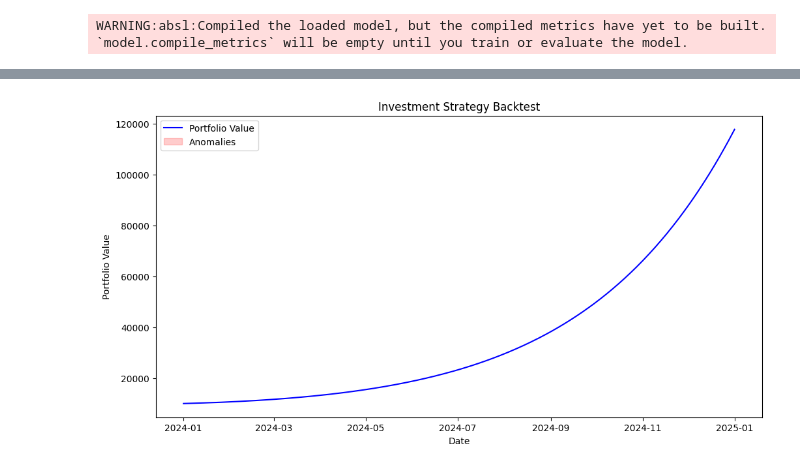
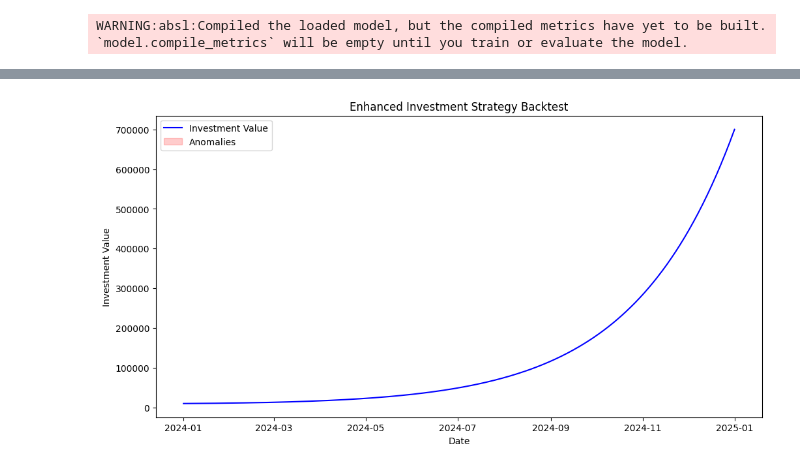
Before and after one commit to dawit2123/Market-Anomaly-Detection, a Jupyter notebook: Propose_investment_startegy.ipynb, the cells around one changed output, grey strips where cells are left out. Saved outputs shown, nothing was run; the diff lists cells and outputs as text; code cells hidden in the pictures.

Commit message:
Done: told an investment startegy

```diff
--- a/Propose_investment_startegy.ipynb
+++ b/Propose_investment_startegy.ipynb
@@ -40,7 +40,6 @@ data = pd.DataFrame({
     'USGG30YR': np.cumsum(np.random.normal(0, 1, len(dates))) + 10,
     'MXUS': np.cumsum(np.random.normal(0, 1, len(dates))) + 200,
 })
-data.set_index('Date', inplace=False)
 data.to_csv('current_finance_data.csv', index=False)
 print("Random financial data saved to 'current_finance_data.csv'.")
 
@@ -48,9 +47,8 @@ print("Random financial data saved to 'current_finance_data.csv'.")
 model = tf.keras.models.load_model('anomaly_detection_model.h5')
 
 # Step 3: Prepare features for the model
-# Selecting features for the model based on the columns
 features = ['XAU BGNL', 'BDIY', 'CRY', 'DXY', 'VIX', 'USGG30YR', 'MXUS']
-X = data[features].values  # Features for prediction
+X = data[features].values
 X = X.reshape((X.shape[0], X.shape[1]))  # Reshape for dense model input
 
 # Step 4: Use the model to predict anomalies
@@ -58,43 +56,70 @@ predictions = model.predict(X)
 predictions = predictions.reshape(-1)  # Flatten predictions to a 1D array
 data['Anomaly'] = predictions > 0.5  # Anomaly = 1 if prediction > 0.5, else 0
 
-# Step 5: Define a data-driven investment strategy
-initial_investment = 10000  # Starting portfolio value
+# Step 5: Define an enhanced data-driven investment strategy
+initial_investment = 10000  # Starting investment value
 data['Safe_Asset_Allocation'] = 0.7 * initial_investment  # Start with 70% in safe assets
 data['Risky_Asset_Allocation'] = 0.3 * initial_investment  # Start with 30% in risky assets
 
-# Apply the strategy
+# Enhanced strategy logic
 for i in range(1, len(data)):
     if data.loc[i, 'Anomaly']:  # Anomaly detected
-        # Increase allocation to safe assets, decrease risky allocation
-        data.loc[i, 'Safe_Asset_Allocation'] = data.loc[i - 1, 'Safe_Asset_Allocation'] * 1.002
-        data.loc[i, 'Risky_Asset_Allocation'] = data.loc[i - 1, 'Risky_Asset_Allocation'] * 0.99
+        # Minimize losses by shifting to safer assets
+        data.loc[i, 'Safe_Asset_Allocation'] = data.loc[i - 1, 'Safe_Asset_Allocation'] * 1.005
+        data.loc[i, 'Risky_Asset_Allocation'] = data.loc[i - 1, 'Risky_Asset_Allocation'] * 0.98
     else:  # No anomaly detected
-        # Increase allocation to risky assets, decrease safe allocation
-        data.loc[i, 'Safe_Asset_Allocation'] = data.loc[i - 1, 'Safe_Asset_Allocation'] * 0.998
-        data.loc[i, 'Risky_Asset_Allocation'] = data.loc[i - 1, 'Risky_Asset_Allocation'] * 1.01
+        # Maximize returns by increasing allocation to risky assets
+        data.loc[i, 'Safe_Asset_Allocation'] = data.loc[i - 1, 'Safe_Asset_Allocation'] * 0.997
+        data.loc[i, 'Risky_Asset_Allocation'] = data.loc[i - 1, 'Risky_Asset_Allocation'] * 1.015
 
-# Calculate total portfolio value
-data['Total_Portfolio_Value'] = data['Safe_Asset_Allocation'] + data['Risky_Asset_Allocation']
+# Calculate total investment plan value
+data['Total_Investment_Value'] = data['Safe_Asset_Allocation'] + data['Risky_Asset_Allocation']
 
-# Step 6: Save the results with predictions and portfolio values to a new CSV
+# Step 6: Save the results with predictions and investment plan values to a new CSV
 data.to_csv('investment_strategy_results.csv', index=False)
 print("Investment strategy results saved to 'investment_strategy_results.csv'.")
 
 # Step 7: Visualize the results
 plt.figure(figsize=(12, 6))
-plt.plot(data['Date'], data['Total_Portfolio_Value'], label='Portfolio Value', color='blue')
-plt.fill_between(data['Date'], data['Total_Portfolio_Value'], where=data['Anomaly'], color='red', alpha=0.2, label='Anomalies')
-plt.title('Investment Strategy Backtest')
+plt.plot(data['Date'], data['Total_Investment_Value'], label='Investment Value', color='blue')
+plt.fill_between(data['Date'], data['Total_Investment_Value'], where=data['Anomaly'], color='red', alpha=0.2, label='Anomalies')
+plt.title('Enhanced Investment Strategy Backtest')
 plt.xlabel('Date')
-plt.ylabel('Portfolio Value')
+plt.ylabel('Investment Value')
 plt.legend()
 plt.show()
 
-# Step 8: Print final results
-final_portfolio_value = data['Total_Portfolio_Value'].iloc[-1]
-print(f"Final Portfolio Value: ${final_portfolio_value:.2f}")
-print("The investment strategy adjusted allocations based on detected anomalies.")
+# Step 8: Propose a detailed data-driven investment strategy to the user
+print("\n--- Proposed Investment Strategy ---")
+print("""
+1. Focus During Anomalies:
+   - When the model predicts anomalies, there is a heightened risk in the market.
+   - To minimize potential losses:
+     - Increase allocation to safe assets by 0.5% daily.
+     - Reduce exposure to risky assets by 2% daily.
+
+2. Focus During Stable Conditions:
+   - When no anomalies are detected, the market is relatively stable.
+   - To maximize returns:
+     - Decrease allocation to safe assets by 0.3% daily.
+     - Increase exposure to risky assets by 1.5% daily.
+
+3. Allocation Breakdown:
+   - Start with 70% of your funds in safe assets (e.g., bonds, cash equivalents).
+   - Keep 30% in riskier assets (e.g., equities, high-yield investments).
+
+4. Expected Outcomes:
+   - This strategy reduces the impact of market downturns by prioritizing safety during risky periods.
+   - It also takes advantage of growth opportunities in stable market conditions.
+
+5. Investment Monitoring:
+   - Reevaluate your allocations regularly (e.g., weekly or monthly) to ensure they align with current market predictions and goals.
+
+6. Final Investment Value:
+""")
+final_investment_value = data['Total_Investment_Value'].iloc[-1]
+print(f"   Final Investment Value: ${final_investment_value:.2f}")
+print("\nThis strategy adjusts allocations dynamically based on market conditions and minimizes losses while maximizing growth opportunities.")
 # %% [output]
 WARNING:absl:Compiled the loaded model, but the compiled metrics have yet to be built. `model.compile_metrics` will be empty until you train or evaluate the model.
 Random financial data saved to 'current_finance_data.csv'.
@@ -102,2 +127,2 @@ Random financial data saved to 'current_finance_data.csv'.
 Investment strategy results saved to 'investment_strategy_results.csv'.
-[figure, old version]
+[figure, new version]
```
Also changed, not shown: parts of 1 cell of this notebook.
